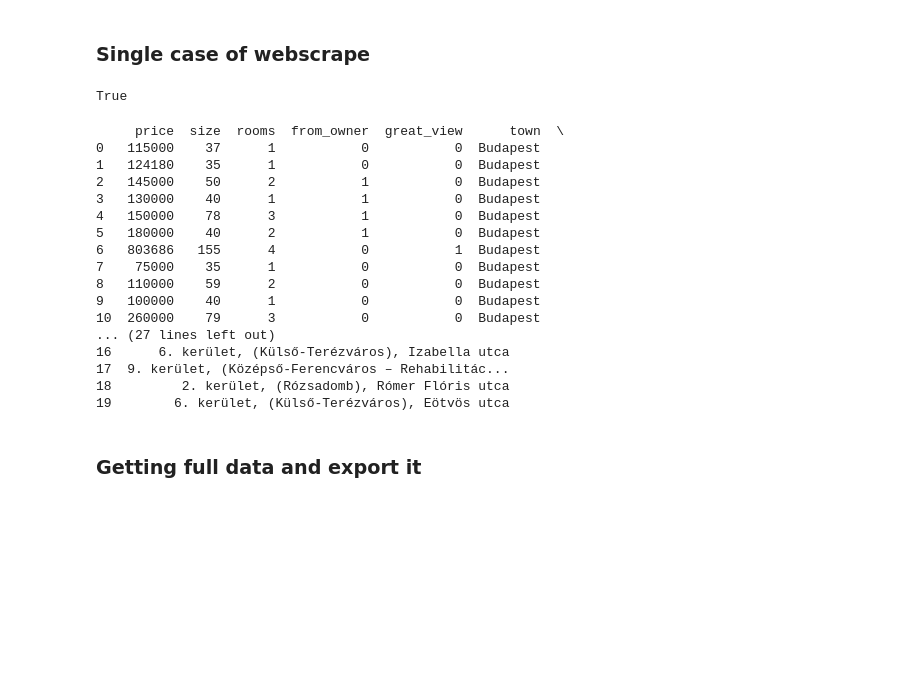
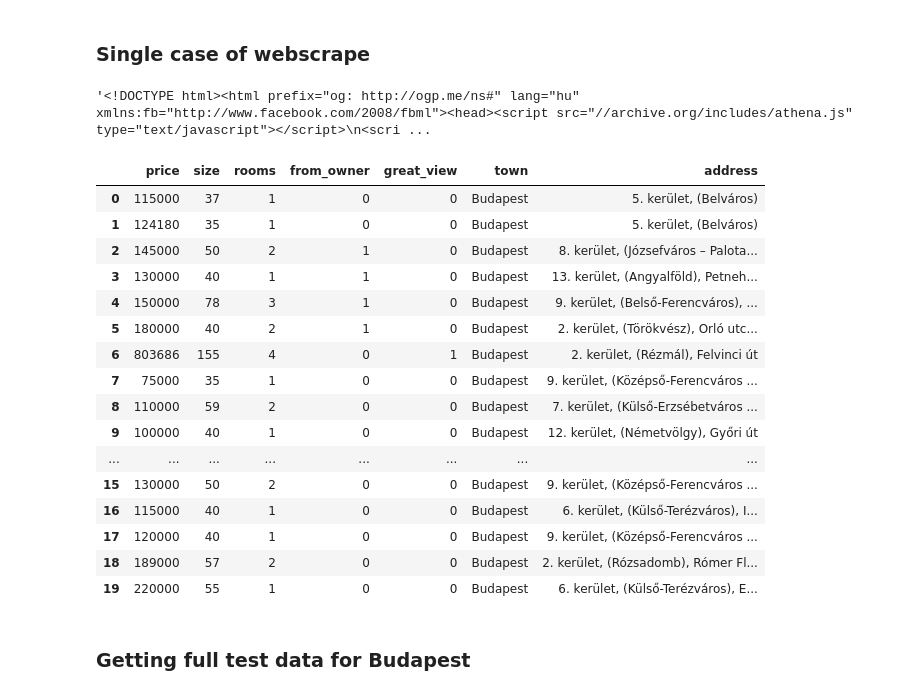
Before and after one commit to BognarAndras/corvinus_ds_ws, a Jupyter notebook: data_engineering.ipynb, the cells around one changed output. Saved outputs shown, nothing was run; the diff lists cells and outputs as text; code cells hidden in the pictures; blank space fills up the shorter version.

```diff
--- a/data_engineering.ipynb
+++ b/data_engineering.ipynb
@@ -40,10 +234,10 @@ response = requests.get(
     cookies=cookies,
     headers=headers,
 )
-# %%
-'property-name' in response.text
-# %% [output]
-True
+# %%
+response.text
+# %% [output]
+'<!DOCTYPE html><html prefix="og: http://ogp.me/ns#" lang="hu" xmlns:fb="http://www.facebook.com/2008/fbml"><head><script src="//archive.org/includes/athena.js" type="text/javascript"></script>\n<scri ...
 # %%
 from bs4 import BeautifulSoup
 import pandas as pd
@@ -105,52 +299,52 @@ for tr in soup.find_all("tr", class_="list-row"):
 
         # Clean them out of property_name text
         property_name = (property_name
                          .replace("Tulajdonostól!", "")
                          .replace("Panorámás", "")
                          .strip())
 
         # --- Split into town and address ---
         parts = [p.strip() for p in property_name.split(",", 1)]
         if len(parts) == 2:
             town, address = parts
         else:
             town = parts[0] if parts else ""
             address = ""
 
         rows.append({
             "price": price,
             "size": size,
             "rooms": rooms,
             "from_owner": from_owner,
             "great_view": great_view,
             "town": town,
             "address": address
         })
 
     except Exception as e:
         print(f"Skipping row due to error: {e}")
 
 df = pd.DataFrame(rows)
-print(df)
+df
 # %% [output]
-     price  size  rooms  from_owner  great_view      town  \
-0   115000    37      1           0           0  Budapest
-1   124180    35      1           0           0  Budapest
-2   145000    50      2           1           0  Budapest
-3   130000    40      1           1           0  Budapest
-4   150000    78      3           1           0  Budapest
-5   180000    40      2           1           0  Budapest
-6   803686   155      4           0           1  Budapest
-7    75000    35      1           0           0  Budapest
-8   110000    59      2           0           0  Budapest
-9   100000    40      1           0           0  Budapest
-10  260000    79      3           0           0  Budapest
-... (27 lines left out)
-16      6. kerület, (Külső-Terézváros), Izabella utca
-17  9. kerület, (Középső-Ferencváros – Rehabilitác...
-18         2. kerület, (Rózsadomb), Rómer Flóris utca
-19        6. kerület, (Külső-Terézváros), Eötvös utca
+|  | price | size | rooms | from_owner | great_view | town | address |
+| 0 | 115000 | 37 | 1 | 0 | 0 | Budapest | 5. kerület, (Belváros) |
+| 1 | 124180 | 35 | 1 | 0 | 0 | Budapest | 5. kerület, (Belváros) |
+| 2 | 145000 | 50 | 2 | 1 | 0 | Budapest | 8. kerület, (Józsefváros – Palota... |
+| 3 | 130000 | 40 | 1 | 1 | 0 | Budapest | 13. kerület, (Angyalföld), Petneh... |
+| 4 | 150000 | 78 | 3 | 1 | 0 | Budapest | 9. kerület, (Belső-Ferencváros), ... |
+| 5 | 180000 | 40 | 2 | 1 | 0 | Budapest | 2. kerület, (Törökvész), Orló utc... |
+| 6 | 803686 | 155 | 4 | 0 | 1 | Budapest | 2. kerület, (Rézmál), Felvinci út |
+| 7 | 75000 | 35 | 1 | 0 | 0 | Budapest | 9. kerület, (Középső-Ferencváros ... |
+| 8 | 110000 | 59 | 2 | 0 | 0 | Budapest | 7. kerület, (Külső-Erzsébetváros ... |
+| 9 | 100000 | 40 | 1 | 0 | 0 | Budapest | 12. kerület, (Németvölgy), Győri út |
+| ... | ... | ... | ... | ... | ... | ... | ... |
+| 15 | 130000 | 50 | 2 | 0 | 0 | Budapest | 9. kerület, (Középső-Ferencváros ... |
+| 16 | 115000 | 40 | 1 | 0 | 0 | Budapest | 6. kerület, (Külső-Terézváros), I... |
+| 17 | 120000 | 40 | 1 | 0 | 0 | Budapest | 9. kerület, (Középső-Ferencváros ... |
+| 18 | 189000 | 57 | 2 | 0 | 0 | Budapest | 2. kerület, (Rózsadomb), Rómer Fl... |
+| 19 | 220000 | 55 | 1 | 0 | 0 | Budapest | 6. kerület, (Külső-Terézváros), E... |
 # %% [markdown]
 
 
-### Getting full data and export it
+### Getting full test data for Budapest
```
Also changed, not shown: parts of 55 cells of this notebook.
